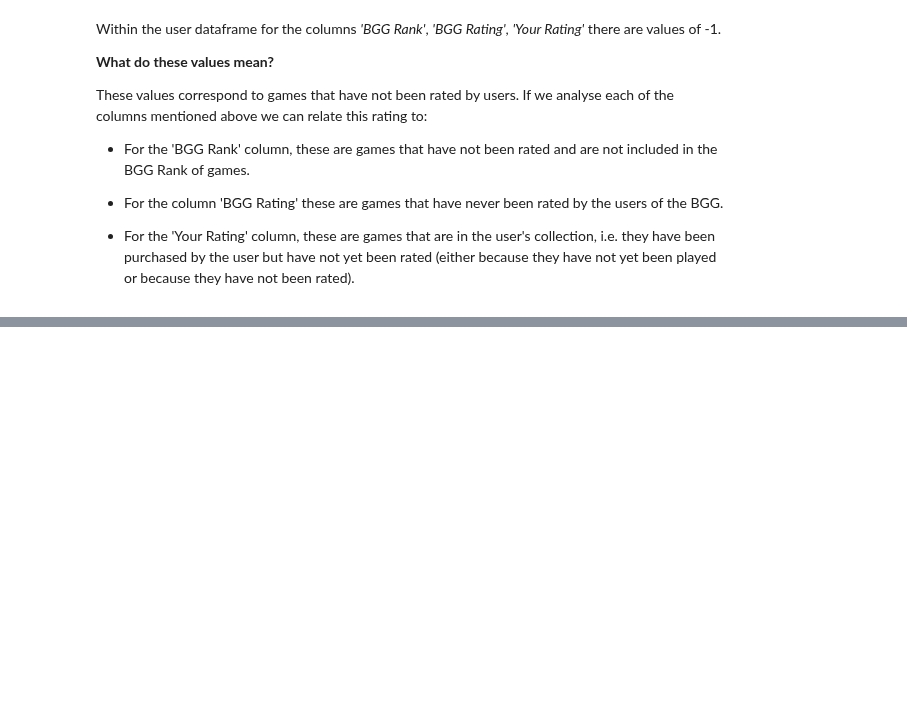
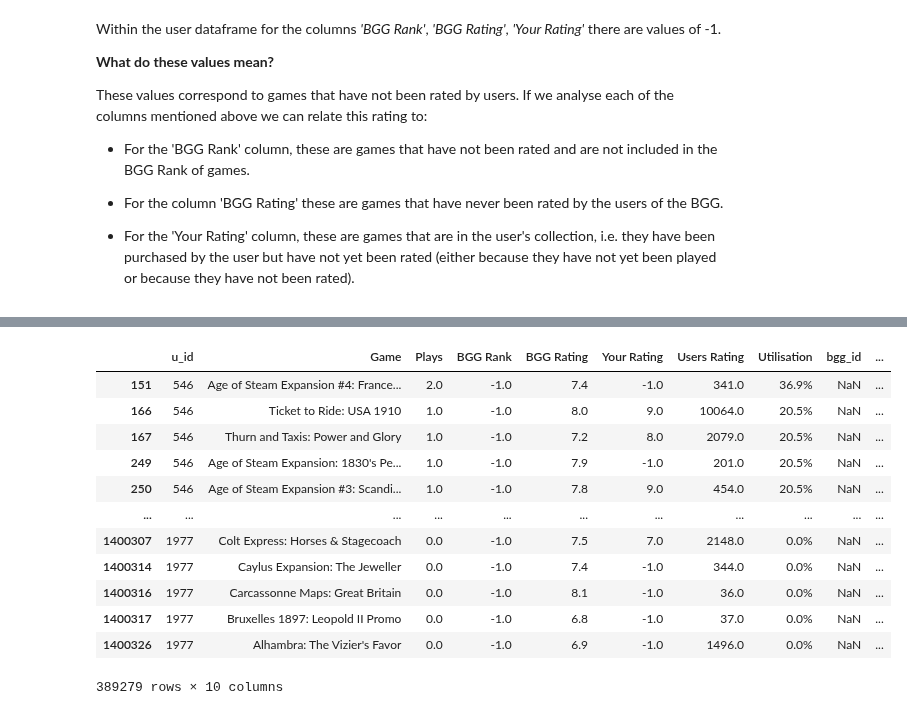
Before and after one commit to LourdesRodriguez/recommender_system, a Jupyter notebook: 2_Data_Understanding.ipynb, the cells around one changed output, grey strips where cells are left out. Saved outputs shown, nothing was run; the diff lists cells and outputs as text; code cells hidden in the pictures; blank space fills up the shorter version.

```diff
--- a/2_Data_Understanding.ipynb
+++ b/2_Data_Understanding.ipynb
@@ -528,0 +904,16 @@ If we analyse each of the columns mentioned above we can relate this rating to:
+# %%
+result2[result2['bgg_id'].isnull()]
+# %% [output]
+|  | u_id | Game | Plays | BGG Rank | BGG Rating | Your Rating | Users Rating | Utilisation | bgg_id | ... |
+| 151 | 546 | Age of Steam Expansion #4: France... | 2.0 | -1.0 | 7.4 | -1.0 | 341.0 | 36.9% | NaN | ... |
+| 166 | 546 | Ticket to Ride: USA 1910 | 1.0 | -1.0 | 8.0 | 9.0 | 10064.0 | 20.5% | NaN | ... |
+| 167 | 546 | Thurn and Taxis: Power and Glory | 1.0 | -1.0 | 7.2 | 8.0 | 2079.0 | 20.5% | NaN | ... |
+| 249 | 546 | Age of Steam Expansion: 1830's Pe... | 1.0 | -1.0 | 7.9 | -1.0 | 201.0 | 20.5% | NaN | ... |
+| 250 | 546 | Age of Steam Expansion #3: Scandi... | 1.0 | -1.0 | 7.8 | 9.0 | 454.0 | 20.5% | NaN | ... |
+| ... | ... | ... | ... | ... | ... | ... | ... | ... | ... | ... |
+| 1400307 | 1977 | Colt Express: Horses & Stagecoach | 0.0 | -1.0 | 7.5 | 7.0 | 2148.0 | 0.0% | NaN | ... |
+| 1400314 | 1977 | Caylus Expansion: The Jeweller | 0.0 | -1.0 | 7.4 | -1.0 | 344.0 | 0.0% | NaN | ... |
+| 1400316 | 1977 | Carcassonne Maps: Great Britain | 0.0 | -1.0 | 8.1 | -1.0 | 36.0 | 0.0% | NaN | ... |
+| 1400317 | 1977 | Bruxelles 1897: Leopold II Promo | 0.0 | -1.0 | 6.8 | -1.0 | 37.0 | 0.0% | NaN | ... |
+| 1400326 | 1977 | Alhambra: The Vizier's Favor | 0.0 | -1.0 | 6.9 | -1.0 | 1496.0 | 0.0% | NaN | ... |
+389279 rows × 10 columns
```
Also changed, not shown: parts of 41 cells of this notebook.
